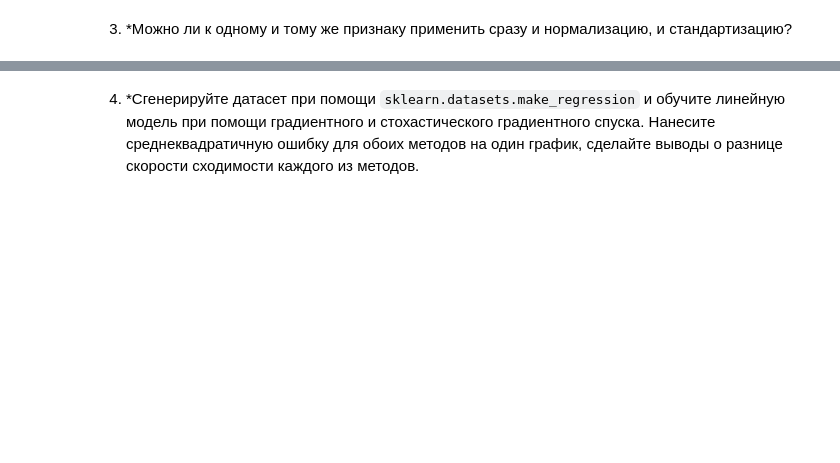
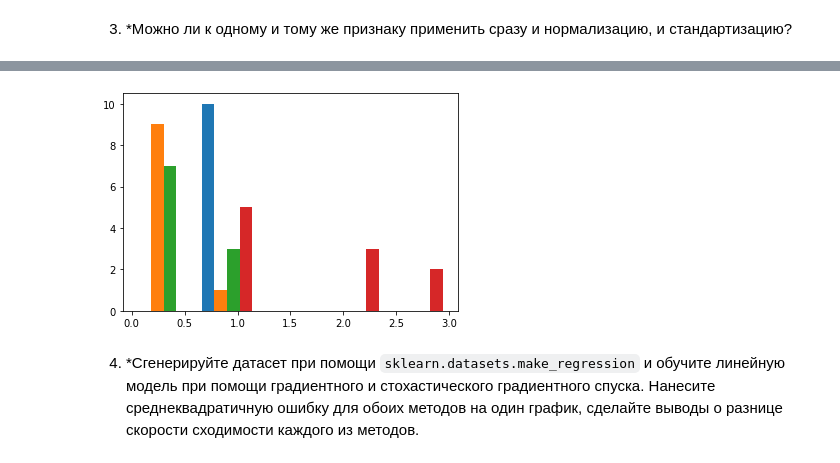
Before and after one commit to AndreiBazhenau/gb, a Jupyter notebook: algorithms_analysis/hw_2.ipynb, the cells around one changed output, grey strips where cells are left out. Cells and saved outputs as stored; diff of their text form; code cells hidden in the pictures; blank space fills up the shorter version.

```diff
--- a/algorithms_analysis/hw_2.ipynb
+++ b/algorithms_analysis/hw_2.ipynb
@@ -23,6 +23,11 @@ def standart_scale(X):
     mean = X.mean()
     std = X.std()
     return (X - mean) / std
+# %%
+def normal_scale(X):
+    min_X = X.min()
+    max_X = X.max()
+    return (X - min_X) / (max_X - min_X)
 # %%
 def calc_mse(y, y_pred):
     err = np.mean((y - y_pred)**2)
@@ -180,3 +224,7 @@ Final MSE: 849.5444537129667
+# %%
+plt.hist(X_norm, bins=5);
+# %% [output]
+[figure, added]
 # %% [markdown]
 4. *Сгенерируйте датасет при помощи <code>sklearn.datasets.make_regression</code> и обучите линейную модель при помощи градиентного и стохастического градиентного спуска. Нанесите среднеквадратичную ошибку для обоих методов на один график, сделайте выводы о разнице скорости сходимости каждого из методов.
 # %%
```
Also changed, not shown: parts of 15 cells of this notebook.
